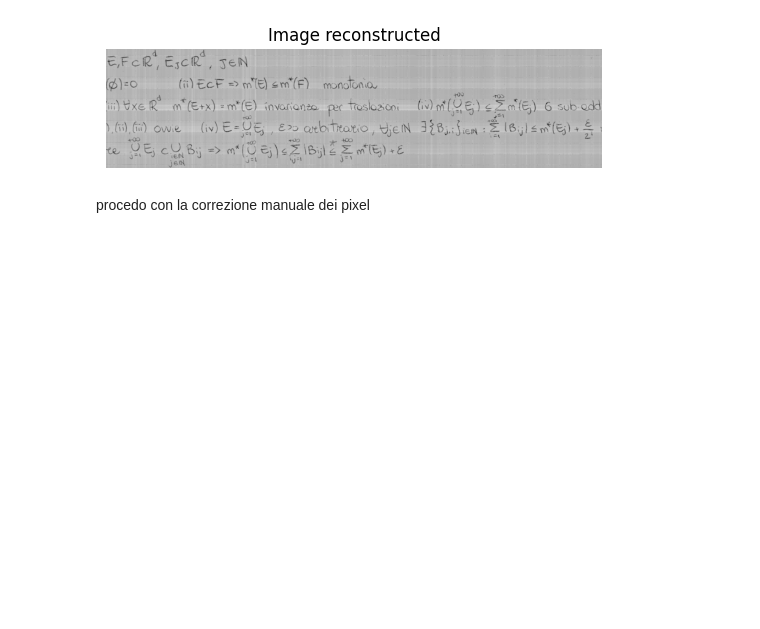
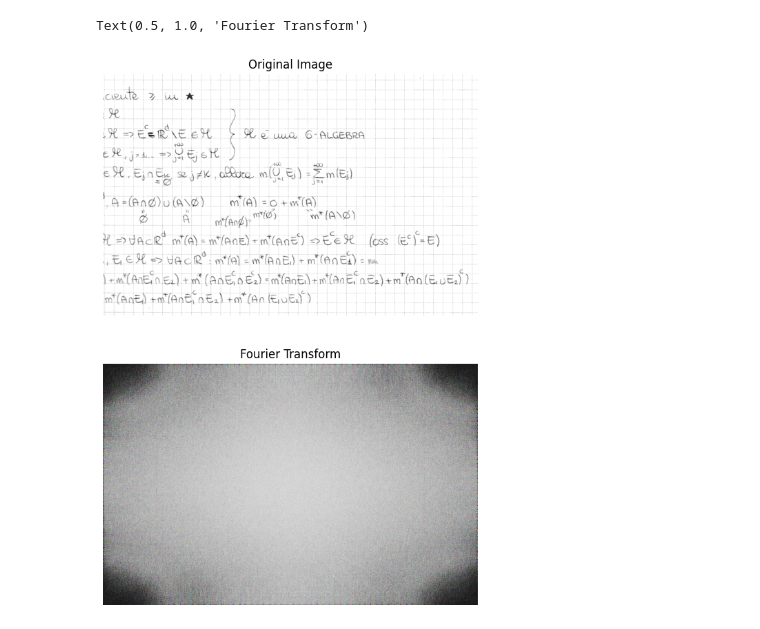
Before and after one commit to StefanoMagriniAlunno/MMATH_Thesis, a Jupyter notebook: data/console.ipynb, the cells around one changed output. Drawn from its saved outputs; the diff is of its cells as text; code cells hidden in the pictures; blank space fills up the shorter version.

```diff
--- a/data/console.ipynb
+++ b/data/console.ipynb
@@ -43,16 +0,0 @@ plt.show()
-# %%
-# annullo la prima riga e la prima colonna
-image_fft[0, :] = 0
-image_fft[:, 0] = 0
-
-# ricostruisco l'immagine
-image_reconstructed = torch.fft.ifft2(image_fft, norm='ortho')
-
-# plotto l'immagine ricostruita
-plt.imshow((image_reconstructed).real.cpu().numpy(), cmap='gray')
-plt.title('Image reconstructed')
-plt.axis('off')
-plt.show()
-image_fft = torch.fft.fft2(image_torch, norm='ortho')
-# %% [output]
-[figure, removed]
@@ -68,2 +0,0 @@ image_fft_amplitude = torch.abs(image_fft)
-# %% [markdown]
-procedo con la correzione manuale dei pixel
@@ -88,0 +1,46 @@ image_reconstructed.save('image_reconstructed.png')
+# %%
+import torch
+from PIL import Image
+import numpy as np
+import matplotlib.pyplot as plt
+import colorsys
+from math import pi, tanh
+
+def complex_to_rgb(c: torch.Tensor):
+    hue = c.angle().item() / (2 * pi)
+    saturation = 1
+    light = 0.9-0.8*tanh(c.abs().item())
+    return colorsys.hls_to_rgb(hue, light, saturation)
+# %%
+# leggo l'immagine
+image_path = 'db/cutted_set/Author1/Author1_0001_03.png'
+
+# carico l'immagine e la passo a torch
+image = Image.open(image_path).convert('L')
+image_torch = torch.from_numpy(np.array(image))
+image_torch_mean = image_torch.mean(dtype=torch.float32)
+image_torch = image_torch - image_torch_mean
+image_torch = image_torch / image_torch.var()**0.5
+
+# analisi di fourier usando fft2d
+image_fft = torch.fft.fft2(image_torch, norm='ortho')
+
+# devo ideare una scala di colore che dato un numero complesso mi dia un colore
+image_fft_rgb = torch.zeros(image_fft.shape + (3,))
+for i in range(image_fft.shape[0]):
+    for j in range(image_fft.shape[1]):
+        image_fft_rgb[i, j] = torch.tensor(complex_to_rgb(image_fft[i, j]))
+
+# visualizzo le due immagini a confronto in una grande figura
+plt.figure(figsize=(20, 10))
+plt.subplot(2, 1, 1)
+plt.imshow(image_torch, cmap='gray')
+plt.axis('off')
+plt.title('Original Image')
+plt.subplot(2, 1, 2)
+plt.imshow(image_fft_rgb, vmin=0, vmax=1)
+plt.axis('off')
+plt.title('Fourier Transform')
+# %% [output]
+Text(0.5, 1.0, 'Fourier Transform')
+[figure, added]
```
Also changed, not shown: parts of 12 cells of this notebook, 12 other files.
